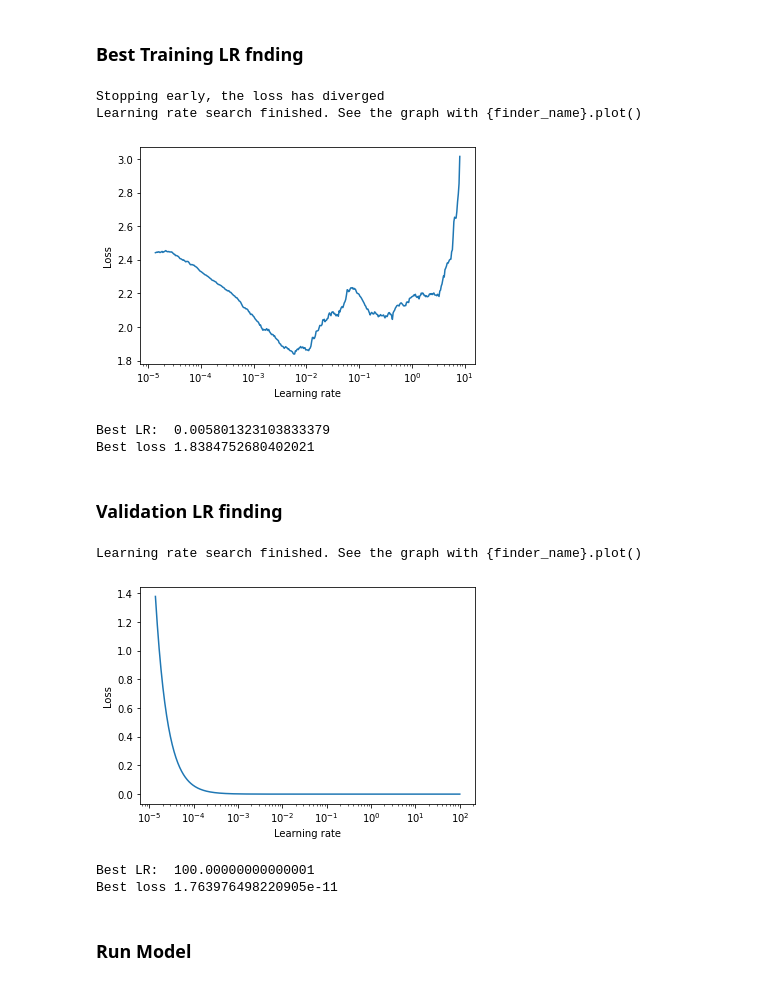
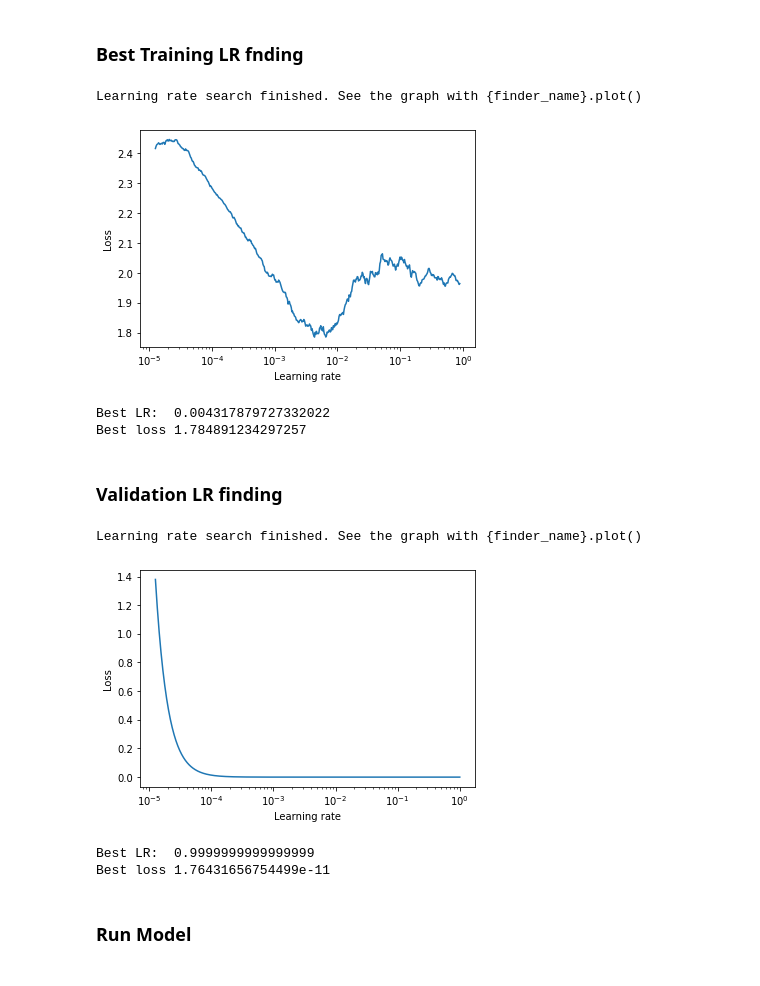
Before and after one commit to sajnanshetty/deep-learning, a Jupyter notebook: s10/eva_s10.ipynb, the cells around one changed output. Drawn from its saved outputs; the diff is of its cells as text; code cells hidden in the pictures.

```diff
--- a/s10/eva_s10.ipynb
+++ b/s10/eva_s10.ipynb
@@ -120,30 +120,29 @@ Plot.plot_transormed_images(train_loader, classes)
 # %%
 # Use SGD optimizer
 criterion = nn.CrossEntropyLoss()
 optimizer = helper_obj.get_l2_regularizer(weight_decay=0.001, lr=1e-5, momentum=0.9) #SGD with l2 regulizer
 lr_finder = LRFinder(model, optimizer, criterion, device="cuda")
-lr_finder.range_test(train_loader, end_lr=100, num_iter=500, step_mode="exp")
+lr_finder.range_test(train_loader, end_lr=1, num_iter=500, step_mode="exp")
 lr_finder.plot()
-training_lr = lr_finder.get_best_lr()
+best_training_lr = lr_finder.get_best_lr()
 lr_finder.reset()
 # %% [output]
-Stopping early, the loss has diverged
 Learning rate search finished. See the graph with {finder_name}.plot()
-[figure, old version]
+[figure, new version]
-Best LR:  0.005801323103833379
-Best loss 1.8384752680402021
+Best LR:  0.004317879727332022
+Best loss 1.784891234297257
 # %% [markdown]
 ### Validation LR finding
 # %%
-lr_finder.range_test(train_loader, val_loader=test_loader, end_lr=100, num_iter=500, step_mode="exp")
+lr_finder.range_test(train_loader, val_loader=test_loader, end_lr=1, num_iter=500, step_mode="exp")
 lr_finder.plot(skip_end=0)
 validation_lr = lr_finder.get_best_lr()
 lr_finder.reset()
 # %% [output]
 Learning rate search finished. See the graph with {finder_name}.plot()
-[figure, old version]
+[figure, new version]
-Best LR:  100.00000000000001
-Best loss 1.763976498220905e-11
+Best LR:  0.9999999999999999
+Best loss 1.76431656754499e-11
 # %% [markdown]
 ### Run Model
 # %%
```
Also changed, not shown: parts of 15 cells of this notebook, 59 other files.
